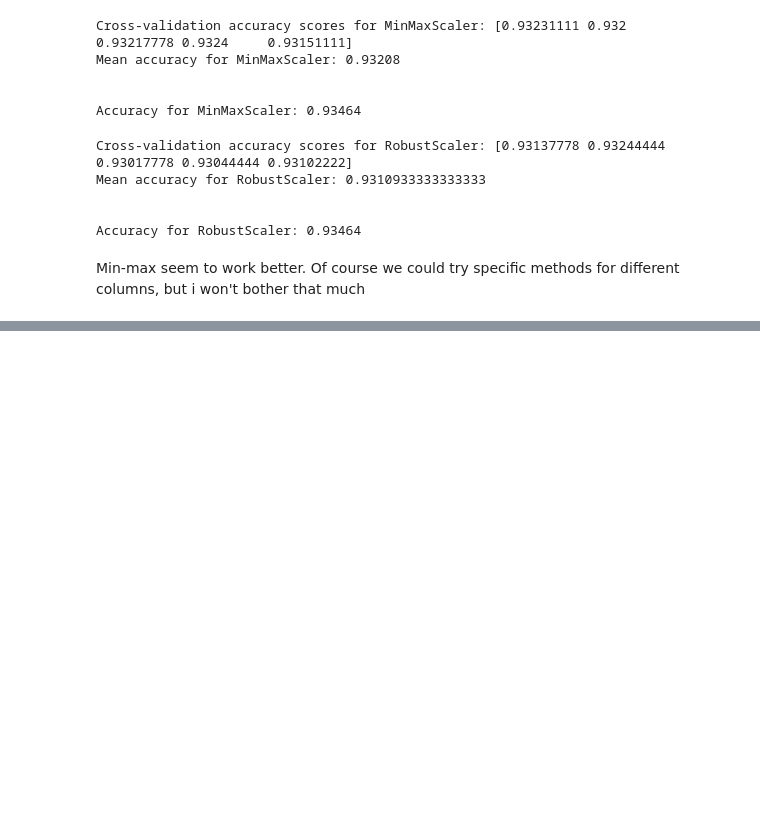
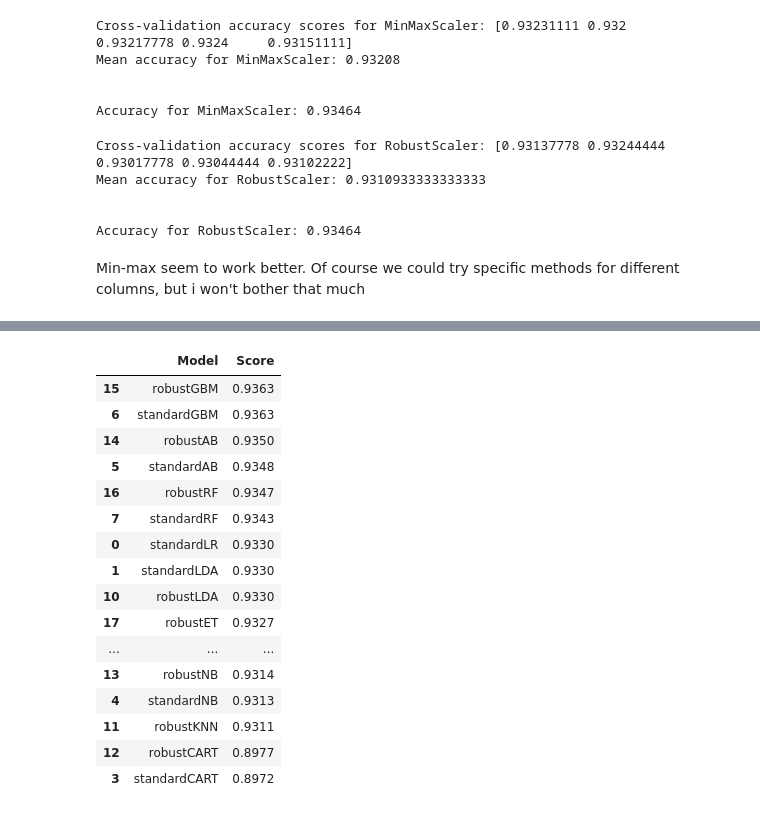
Before and after one commit to guilhermeRaibolt/kaggle_credit, a Jupyter notebook: Kaggle_credit.ipynb, the cells around one changed output, grey strips where cells are left out. Drawn from its saved outputs; the diff is of its cells as text; code cells hidden in the pictures; blank space fills up the shorter version.

```diff
--- a/Kaggle_credit.ipynb
+++ b/Kaggle_credit.ipynb
@@ -584,0 +711,7 @@ standardNB: 0.931324 (0.000404)
+# %%
+models = GetScaledModel('minmax')
+names,results = BasedLine2(train_imputed, y_train,models)
+PlotBoxR().PlotResult(names,results)
+scaledScoreMax = ScoreDataFrame(names,results)
+compareModels = pd.concat([compareModels, scaledScoreMax], ignore_index=True)
+compareModels
@@ -584,0 +822,20 @@ standardNB: 0.931324 (0.000404)
+# %%
+compareModels.sort_values(by='Score',ascending=False)
+# %% [output]
+|  | Model | Score |
+| 15 | robustGBM | 0.9363 |
+| 6 | standardGBM | 0.9363 |
+| 14 | robustAB | 0.9350 |
+| 5 | standardAB | 0.9348 |
+| 16 | robustRF | 0.9347 |
+| 7 | standardRF | 0.9343 |
+| 0 | standardLR | 0.9330 |
+| 1 | standardLDA | 0.9330 |
+| 10 | robustLDA | 0.9330 |
+| 17 | robustET | 0.9327 |
+| ... | ... | ... |
+| 13 | robustNB | 0.9314 |
+| 4 | standardNB | 0.9313 |
+| 11 | robustKNN | 0.9311 |
+| 12 | robustCART | 0.8977 |
+| 3 | standardCART | 0.8972 |
```
Also changed, not shown: parts of 36 cells of this notebook, 1 other file.
